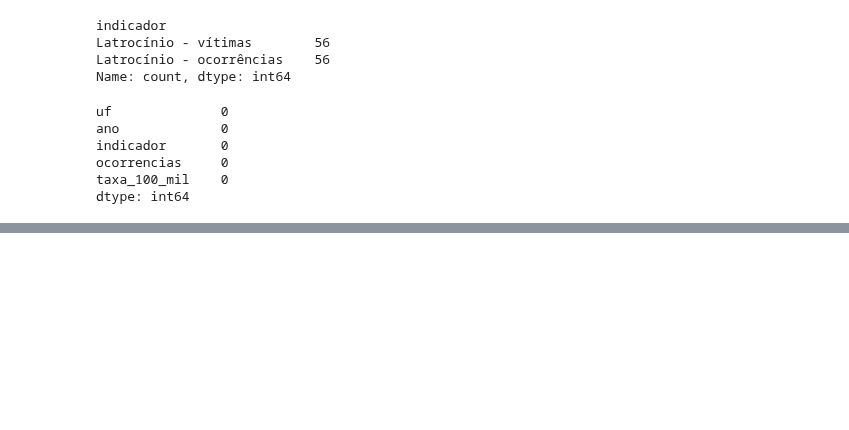
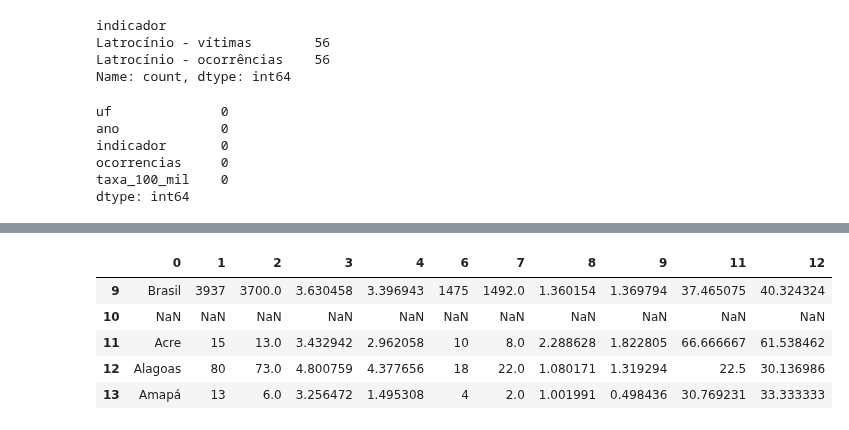
Before and after one commit to rafaelmchcruz/analise-seguranca-publica-brasil, a Jupyter notebook: notebooks/01_inspecao_dados.ipynb, the cells around one changed output, grey strips where cells are left out. Cells and saved outputs as stored; diff of their text form; code cells hidden in the pictures; blank space fills up the shorter version.

```diff
--- a/notebooks/01_inspecao_dados.ipynb
+++ b/notebooks/01_inspecao_dados.ipynb
@@ -472,0 +937,16 @@ dtype: int64
+# %%
+# Selecionando os dados de homicídios de mulheres e feminicídios
+mulheres = df_t24.iloc[
+    9:38,
+    [0, 1, 2, 3, 4, 6, 7, 8, 9, 11, 12]
+].copy()
+
+# Exibindo os primeiros registros
+mulheres.head()
+# %% [output]
+|  | 0 | 1 | 2 | 3 | 4 | 6 | 7 | 8 | 9 | 11 | 12 |
+| 9 | Brasil | 3937 | 3700.0 | 3.630458 | 3.396943 | 1475 | 1492.0 | 1.360154 | 1.369794 | 37.465075 | 40.324324 |
+| 10 | NaN | NaN | NaN | NaN | NaN | NaN | NaN | NaN | NaN | NaN | NaN |
+| 11 | Acre | 15 | 13.0 | 3.432942 | 2.962058 | 10 | 8.0 | 2.288628 | 1.822805 | 66.666667 | 61.538462 |
+| 12 | Alagoas | 80 | 73.0 | 4.800759 | 4.377656 | 18 | 22.0 | 1.080171 | 1.319294 | 22.5 | 30.136986 |
+| 13 | Amapá | 13 | 6.0 | 3.256472 | 1.495308 | 4 | 2.0 | 1.001991 | 0.498436 | 30.769231 | 33.333333 |
```
Also changed, not shown: parts of 81 cells of this notebook, 2 other files.
